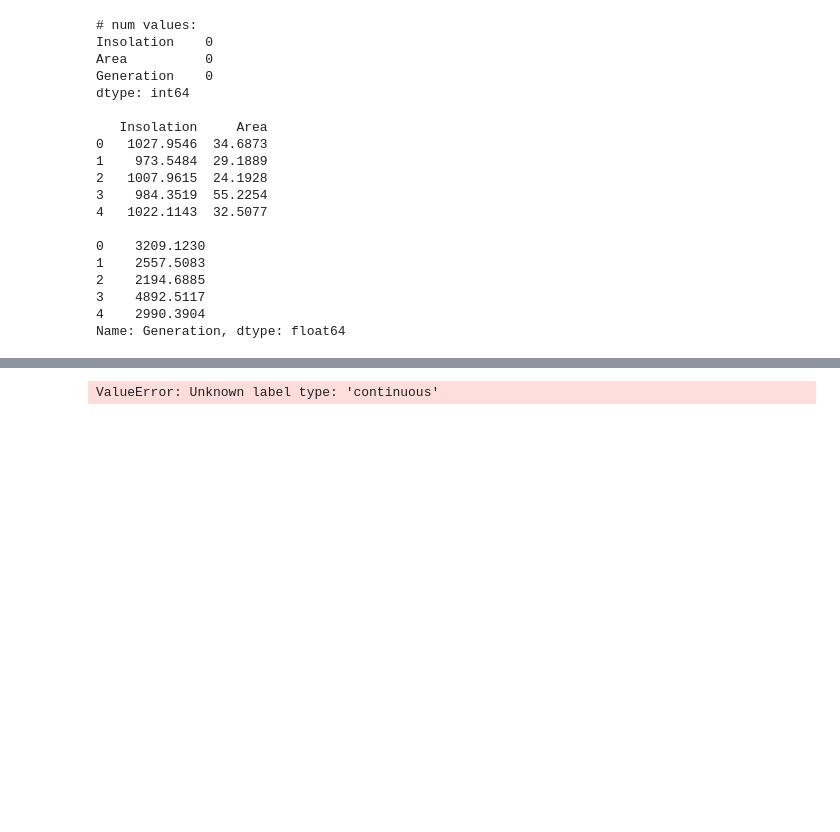
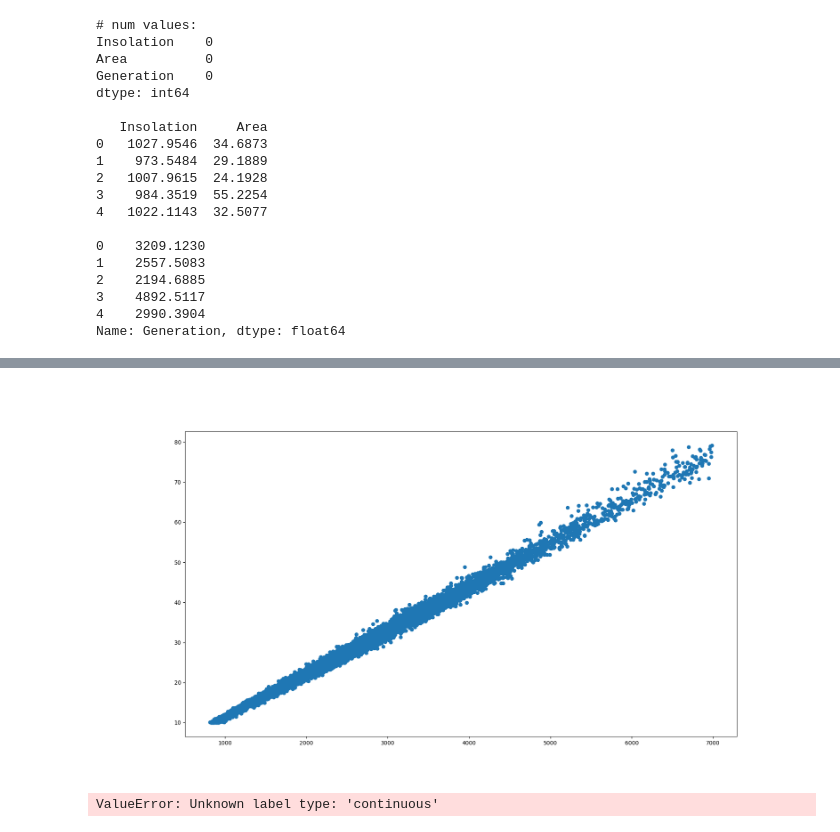
Before and after one commit to killagarila/solar_ML, a Jupyter notebook: Group_M.ipynb, the cells around one changed output, grey strips where cells are left out. Saved outputs shown, nothing was run; the diff lists cells and outputs as text; code cells hidden in the pictures; blank space fills up the shorter version.

```diff
--- a/Group_M.ipynb
+++ b/Group_M.ipynb
@@ -60,3 +75,11 @@ Name: Generation, dtype: float64
+# %%
+fig, ax = plt.subplots(figsize = (18,10))
+
+ax.scatter(readfile["Generation"], readfile["Area"])
+
+plt.show()
+# %% [output]
+[figure, added]
 # %%
 rfc = RandomForestClassifier(n_estimators=50, max_features="sqrt", max_samples=None)
 
```
Also changed, not shown: parts of 8 cells of this notebook, 1 other file.
